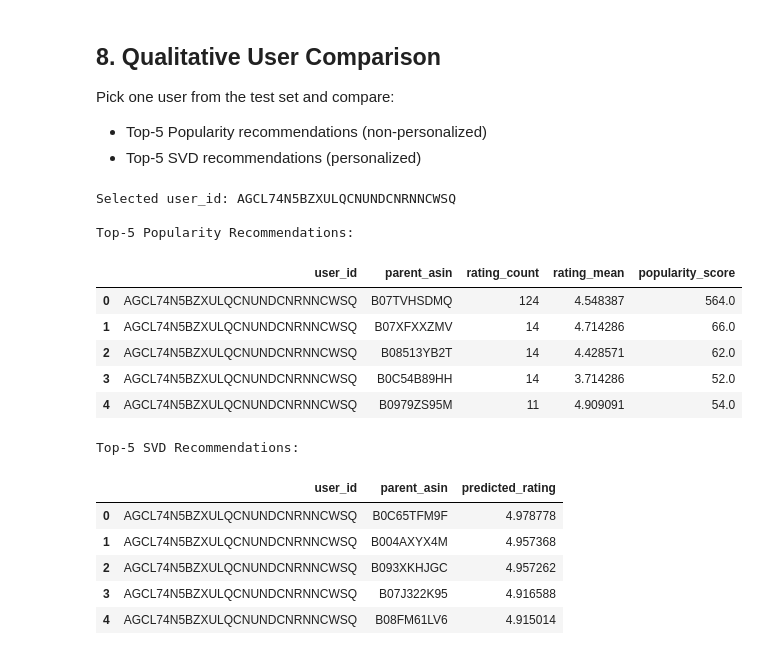
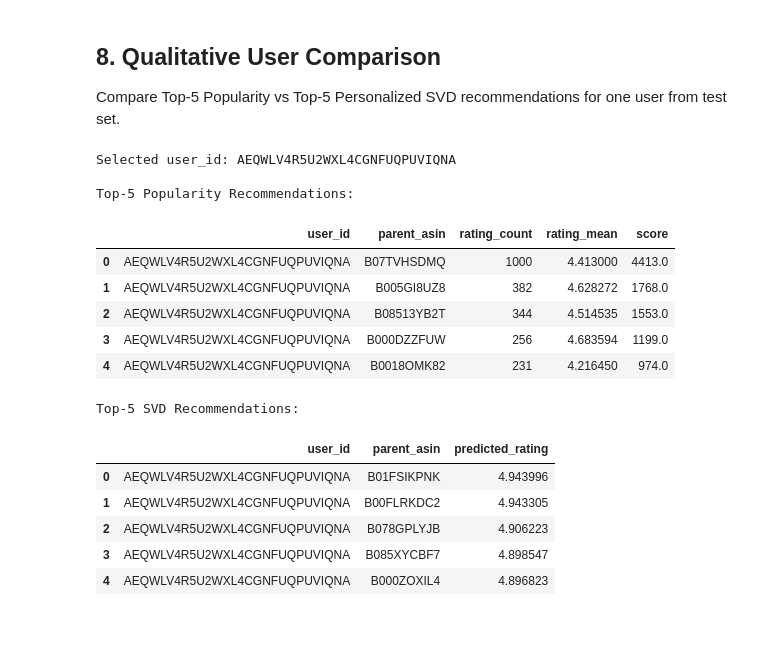
Before and after one commit to rahulorihiki/Product_Recommender_with_Virtual_Dressing_System_with_MLOps, a Jupyter notebook: research/Amazon_Fashion_CF_Baseline.ipynb, the cells around one changed output. Saved outputs shown, nothing was run; the diff lists cells and outputs as text; code cells hidden in the pictures; blank space fills up the shorter version.

```diff
--- a/research/Amazon_Fashion_CF_Baseline.ipynb
+++ b/research/Amazon_Fashion_CF_Baseline.ipynb
@@ -329,12 +304,10 @@ Non-personalized baseline: globally popular products by rating volume and averag
 # %%
 popularity_df = (
-    modeling_df.groupby(cfg.item_col)
+    train_df.groupby(cfg.item_col)
     .agg(rating_count=(cfg.rating_col, "count"), rating_mean=(cfg.rating_col, "mean"))
     .reset_index()
 )
-popularity_df["popularity_score"] = popularity_df["rating_count"] * popularity_df["rating_mean"]
-popularity_df = popularity_df.sort_values(["rating_count", "rating_mean", "popularity_score"], ascending=False).reset_index(drop=True)
-
-print("Top-10 popular products:")
+popularity_df["score"] = popularity_df["rating_count"] * popularity_df["rating_mean"]
+popularity_df = popularity_df.sort_values(["rating_count", "rating_mean", "score"], ascending=False).reset_index(drop=True)
 display(popularity_df.head(10))
 # %% [output]
@@ -413,23 +398,29 @@ We tune SVD with GridSearchCV, train the best model, and evaluate with RMSE/MAE.
 # %%
+ensure_surprise()
 param_grid = {
     "n_epochs": [10, 20],
     "lr_all": [0.002, 0.005],
     "reg_all": [0.02, 0.1],
 }
-
 gs = GridSearchCV(SVD, param_grid, measures=["rmse", "mae"], cv=3, n_jobs=1)
-gs.fit(surprise_data)
+gs.fit(surprise_train_data)
 
 best_params = gs.best_params["rmse"]
-print("Best params (RMSE):", best_params)
+print("Best SVD params (RMSE):", best_params)
 print("Best CV RMSE:", gs.best_score["rmse"])
 
-svd_best = SVD(**best_params, random_state=cfg.random_state)
-svd_best.fit(trainset)
-svd_preds = svd_best.test(testset)
-
+svd_model = SVD(**best_params, random_state=cfg.random_state)
+svd_model.fit(trainset)
+svd_preds = svd_model.test(test_tuples)
 svd_rmse = accuracy.rmse(svd_preds, verbose=False)
 svd_mae = accuracy.mae(svd_preds, verbose=False)
 print(f"SVD RMSE: {svd_rmse:.4f}")
 print(f"SVD MAE : {svd_mae:.4f}")
+
+metrics_df = pd.DataFrame([
+    {"model": "KNN User-User", "RMSE": uu_rmse, "MAE": uu_mae},
+    {"model": "KNN Item-Item", "RMSE": ii_rmse, "MAE": ii_mae},
+    {"model": "SVD (best)", "RMSE": svd_rmse, "MAE": svd_mae},
+])
+display(metrics_df.sort_values("RMSE"))
 # %% [output]
@@ -440,49 +435,41 @@ SVD MAE : 0.8627
 # %% [markdown]
 ## 8. Qualitative User Comparison
 
-Pick one user from the test set and compare:
-- Top-5 Popularity recommendations (non-personalized)
-- Top-5 SVD recommendations (personalized)
+Compare Top-5 Popularity vs Top-5 Personalized SVD recommendations for one user from test set.
 # %%
-testset_df = pd.DataFrame(testset, columns=[cfg.user_col, cfg.item_col, cfg.rating_col])
-target_user = testset_df[cfg.user_col].value_counts().idxmax()
+target_user = test_eval_df[cfg.user_col].value_counts().idxmax()
 print("Selected user_id:", target_user)
 
-# Popularity top-5
-pop_top5 = recommend_popular(popularity_df[[cfg.item_col, "rating_count", "rating_mean", "popularity_score"]], top_n=5, user_id=target_user)
+pop_top5 = recommend_popular(popularity_df[[cfg.item_col, "rating_count", "rating_mean", "score"]], top_n=5, user_id=target_user)
 print("\nTop-5 Popularity Recommendations:")
 display(pop_top5)
 
-# SVD top-5 personalized
-all_items = modeling_df[cfg.item_col].unique()
-seen_items = set(modeling_df.loc[modeling_df[cfg.user_col] == target_user, cfg.item_col])
-candidate_items = [iid for iid in all_items if iid not in seen_items]
+seen_items = set(train_df.loc[train_df[cfg.user_col] == target_user, cfg.item_col])
+candidate_items = [iid for iid in train_df[cfg.item_col].unique() if iid not in seen_items]
 
 svd_scores = []
 for iid in candidate_items:
-    est = svd_best.predict(target_user, iid).est
-    svd_scores.append((iid, est))
+    svd_scores.append((iid, svd_model.predict(target_user, iid).est))
 
 svd_top5 = pd.DataFrame(sorted(svd_scores, key=lambda x: x[1], reverse=True)[:5], columns=[cfg.item_col, "predicted_rating"])
 svd_top5.insert(0, cfg.user_col, target_user)
-
 print("Top-5 SVD Recommendations:")
 display(svd_top5)
 # %% [output]
-Selected user_id: AGCL74N5BZXULQCNUNDCNRNNCWSQ
+Selected user_id: AEQWLV4R5U2WXL4CGNFUQPUVIQNA
 
 Top-5 Popularity Recommendations:
-|  | user_id | parent_asin | rating_count | rating_mean | popularity_score |
-| 0 | AGCL74N5BZXULQCNUNDCNRNNCWSQ | B07TVHSDMQ | 124 | 4.548387 | 564.0 |
-| 1 | AGCL74N5BZXULQCNUNDCNRNNCWSQ | B07XFXXZMV | 14 | 4.714286 | 66.0 |
-| 2 | AGCL74N5BZXULQCNUNDCNRNNCWSQ | B08513YB2T | 14 | 4.428571 | 62.0 |
-| 3 | AGCL74N5BZXULQCNUNDCNRNNCWSQ | B0C54B89HH | 14 | 3.714286 | 52.0 |
-| 4 | AGCL74N5BZXULQCNUNDCNRNNCWSQ | B0979ZS95M | 11 | 4.909091 | 54.0 |
+|  | user_id | parent_asin | rating_count | rating_mean | score |
+| 0 | AEQWLV4R5U2WXL4CGNFUQPUVIQNA | B07TVHSDMQ | 1000 | 4.413000 | 4413.0 |
+| 1 | AEQWLV4R5U2WXL4CGNFUQPUVIQNA | B005GI8UZ8 | 382 | 4.628272 | 1768.0 |
+| 2 | AEQWLV4R5U2WXL4CGNFUQPUVIQNA | B08513YB2T | 344 | 4.514535 | 1553.0 |
+| 3 | AEQWLV4R5U2WXL4CGNFUQPUVIQNA | B000DZZFUW | 256 | 4.683594 | 1199.0 |
+| 4 | AEQWLV4R5U2WXL4CGNFUQPUVIQNA | B0018OMK82 | 231 | 4.216450 | 974.0 |
 Top-5 SVD Recommendations:
 |  | user_id | parent_asin | predicted_rating |
-| 0 | AGCL74N5BZXULQCNUNDCNRNNCWSQ | B0C65TFM9F | 4.978778 |
-| 1 | AGCL74N5BZXULQCNUNDCNRNNCWSQ | B004AXYX4M | 4.957368 |
-| 2 | AGCL74N5BZXULQCNUNDCNRNNCWSQ | B093XKHJGC | 4.957262 |
-| 3 | AGCL74N5BZXULQCNUNDCNRNNCWSQ | B07J322K95 | 4.916588 |
-| 4 | AGCL74N5BZXULQCNUNDCNRNNCWSQ | B08FM61LV6 | 4.915014 |
+| 0 | AEQWLV4R5U2WXL4CGNFUQPUVIQNA | B01FSIKPNK | 4.943996 |
+| 1 | AEQWLV4R5U2WXL4CGNFUQPUVIQNA | B00FLRKDC2 | 4.943305 |
+| 2 | AEQWLV4R5U2WXL4CGNFUQPUVIQNA | B078GPLYJB | 4.906223 |
+| 3 | AEQWLV4R5U2WXL4CGNFUQPUVIQNA | B085XYCBF7 | 4.898547 |
+| 4 | AEQWLV4R5U2WXL4CGNFUQPUVIQNA | B000ZOXIL4 | 4.896823 |
 # %% [markdown]
```
Also changed, not shown: parts of 29 cells of this notebook.
